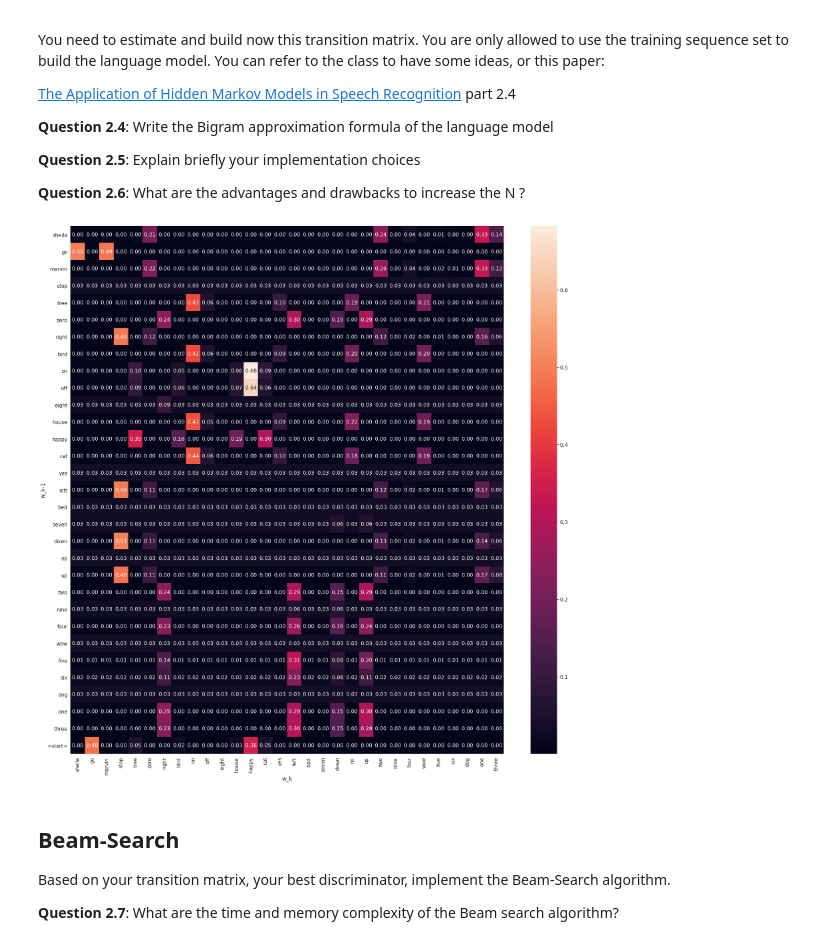
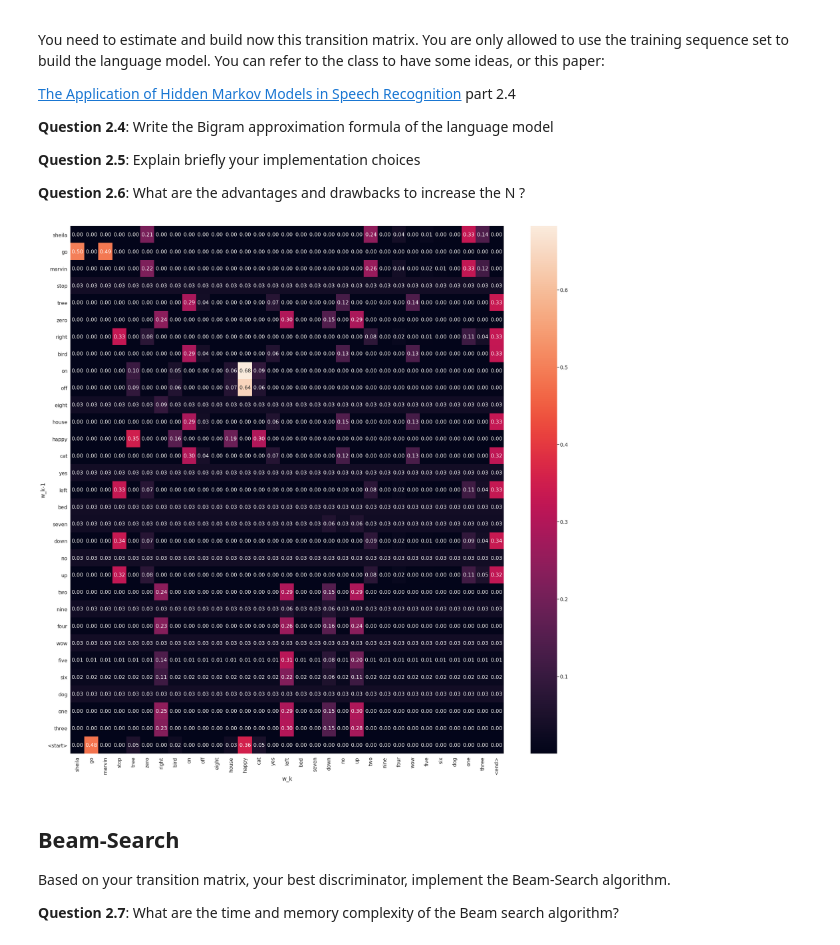
Before and after one commit to ArnaudYoh/SNLP, a Jupyter notebook: final_speech_commands_mva_2020_py3.ipynb, the cells around one changed output. Saved outputs shown, nothing was run; the diff lists cells and outputs as text; code cells hidden in the pictures.

```diff
--- a/final_speech_commands_mva_2020_py3.ipynb
+++ b/final_speech_commands_mva_2020_py3.ipynb
@@ -713,7 +772,7 @@ You can refer to the class to have some ideas, or this paper:
 # Build HERE the transition matrix with Bi-gram modelling. You can also do an implementation with bigger N.
 
 def trans_mat_bigram(n_classes):
-    result = np.zeros((n_classes +1, n_classes)) #Adding the <start> token
+    result = np.zeros((n_classes +1, n_classes + 1)) #Adding the <start> and <end> tokens
 
     result += 1 # Laplace Smoothing
 
@@ -723,6 +782,11 @@ def trans_mat_bigram(n_classes):
                 row = -1
                 col = label_set.index(train_sequence[i][0])
                 result[row, col] +=1
+            if i == len(train_sequence) - 2:
+                row = label_set.index(train_sequence[i][0])
+                col = -1
+                result[row, col] +=1
+
 
             ngram = train_sequence[i][0]
             word = train_sequence[i+1][0]
@@ -738,15 +802,15 @@ def trans_mat_bigram(n_classes):
 bigram_mat = trans_mat_bigram(30)
 # %%
 def plot_bigram(mat):
-    df = pd.DataFrame(mat, label_set + ["<start>"], label_set)
+    df = pd.DataFrame(mat, label_set + ["<start>"], label_set + ["<end>"])
     plt.figure(figsize=(30,30))
     sn.set(font_scale=1.4) # for label size
     hm = sn.heatmap(df, annot_kws={"size": 16}, annot=True,  fmt="0.2f")
     hm.set(xlabel="w_k", ylabel="w_k-1")
 
 plot_bigram(bigram_mat)
 # %% [output]
-[figure, old version]
+[figure, new version]
 # %% [markdown]
 ## Beam-Search
 Based on your transition matrix, your best discriminator, implement the Beam-Search algorithm.
```
Also changed, not shown: parts of 30 cells of this notebook.
